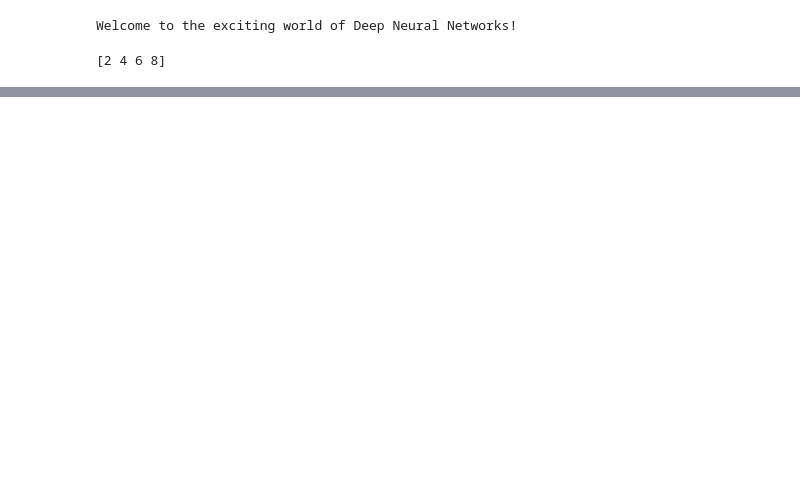
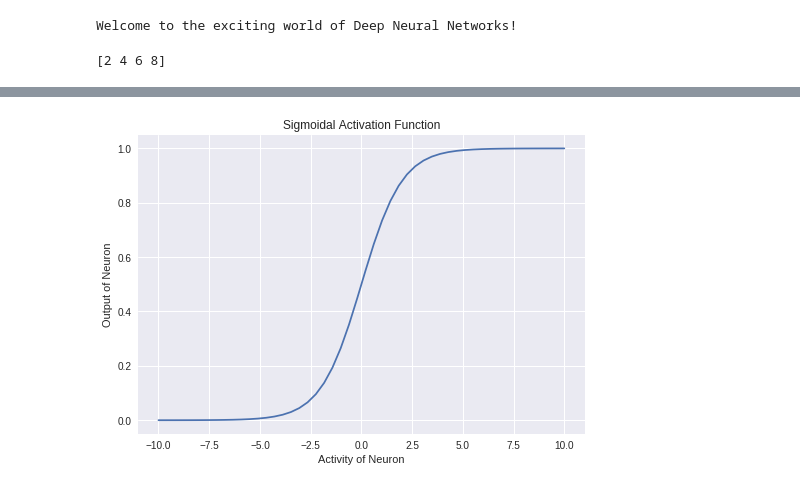
Before and after one commit to gtyagi777/CNN-Projects, a Jupyter notebook: LearningTensorFlow.ipynb, the cells around one changed output, grey strips where cells are left out. Drawn from its saved outputs; the diff is of its cells as text; code cells hidden in the pictures; blank space fills up the shorter version.

```diff
--- a/LearningTensorFlow.ipynb
+++ b/LearningTensorFlow.ipynb
@@ -17,0 +40,14 @@ with tf.Session() as sess:
+# %%
+# Plotting Sigmoidal Activation function
+h = np.linspace(-10,10,50)
+out = tf.sigmoid(h)
+init = tf.global_variables_initializer()
+with tf.Session() as sess:
+  sess.run(init)
+  y = sess.run(out)
+  plt.xlabel('Activity of Neuron')
+  plt.ylabel('Output of Neuron')
+  plt.title('Sigmoidal Activation Function')
+  plt.plot(h, y)
+# %% [output]
+[figure, added]
```
Also changed, not shown: parts of 1 cell of this notebook.
